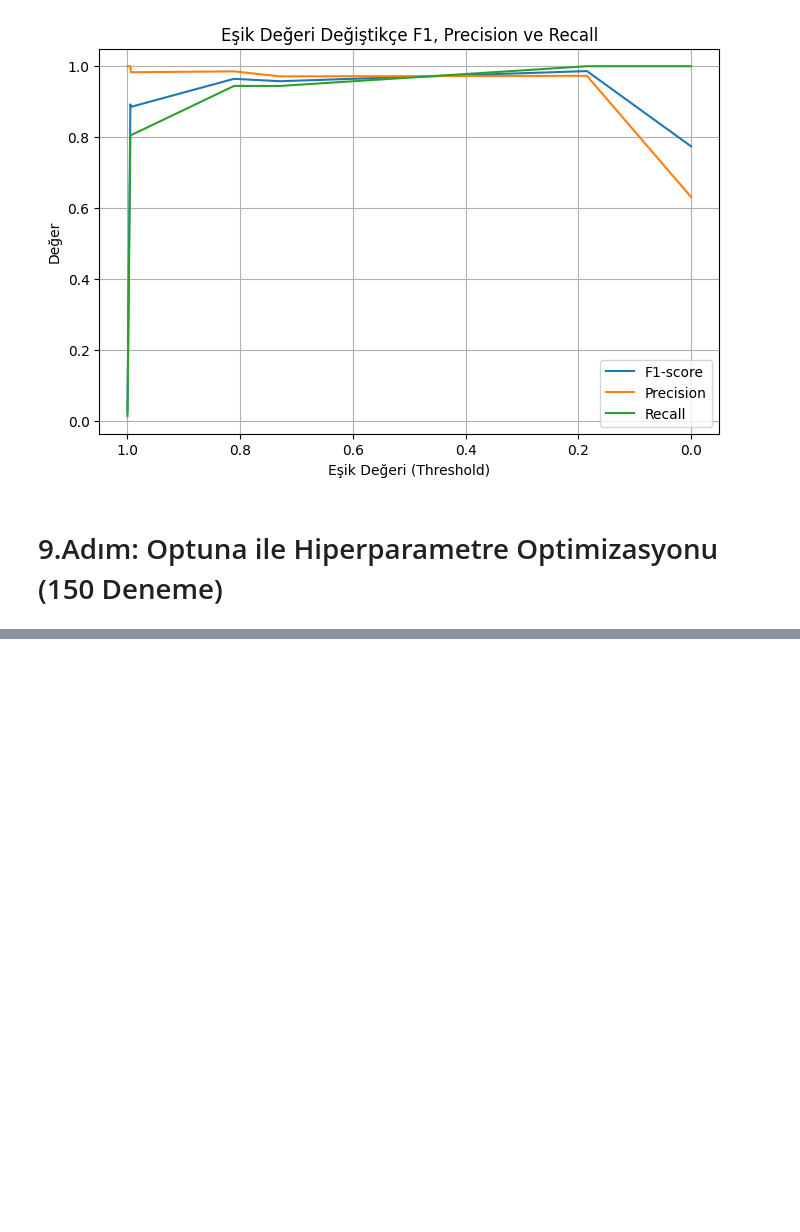
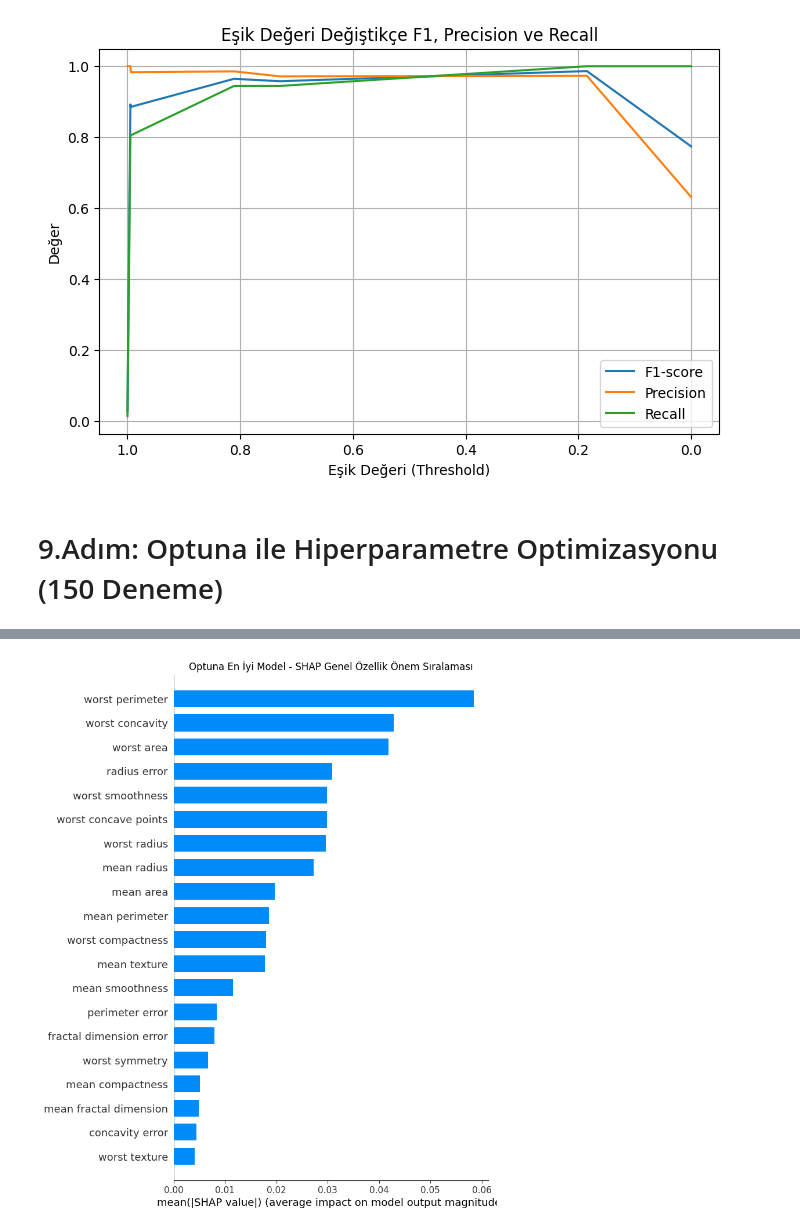
Before and after one commit to metard/yza-classification-xai, a Jupyter notebook: Breast_Cancer_Wisconsin_YSA.ipynb, the cells around one changed output, grey strips where cells are left out. Cells and saved outputs as stored; diff of their text form; code cells hidden in the pictures; blank space fills up the shorter version.

```diff
--- a/Breast_Cancer_Wisconsin_YSA.ipynb
+++ b/Breast_Cancer_Wisconsin_YSA.ipynb
@@ -547,0 +591,82 @@ print(f"ROC-AUC    : {roc:.3f}")
+# %%
+!pip install shap --quiet
+import shap
+import matplotlib.pyplot as plt
+import numpy as np
+import warnings
+warnings.filterwarnings("ignore")
+
+# ----------------------------------------
+# 1. Optuna ile bulunan en iyi modeli SHAP için atayalım
+#    'best_model' değişkeninin 9. adımda tanımlandığını varsayıyoruz.
+# ----------------------------------------
+print("Optuna en iyi model yüklendi!")
+
+# ----------------------------------------
+# 2. Background Data
+# ----------------------------------------
+# X_train'in zaten tanımlı olduğunu varsayıyoruz (5. adımdan geliyor)
+background = shap.kmeans(X_train, 10)
+
+# ----------------------------------------
+# 3. SHAP Explainer
+# ----------------------------------------
+explainer_optuna = shap.KernelExplainer(best_model.predict_proba, background)
+
+# ----------------------------------------
+# 4. 100 örneklik validation sample
+#    X_val'ın zaten tanımlı olduğunu varsayıyoruz (5. adımdan geliyor)
+# ----------------------------------------
+X_val_sample = shap.sample(X_val, 100)
+
+# SHAP değerlerinin hesaplanması
+# (Bu işlem biraz zaman alabilir)
+shap_values_optuna = explainer_optuna.shap_values(X_val_sample)
+
+# ----------------------------------------------------------
+# Binary sınıflandırma için pozitif sınıf (index 1) SHAP değerlerini alıyoruz
+# ----------------------------------------------------------
+shap_vals_positive_class = shap_values_optuna[:, :, 1]
+expected_value_positive_class = explainer_optuna.expected_value[1]
+
+
+
+# 1) SUMMARY PLOT (BAR): Genel özellik önem sıralaması
+shap.summary_plot(
+    shap_vals_positive_class,
+    X_val_sample,
+    feature_names=data.feature_names,
+    plot_type="bar",
+    show=False
+)
+plt.title("Optuna En İyi Model - SHAP Genel Özellik Önem Sıralaması")
+plt.show()
+
+# 2) FORCE PLOT (Tek örnek için detaylı açıklama)
+# En yüksek SHAP katkısına sahip örneği bulalım ve onu force plot için kullanalım
+max_shap_idx = np.argmax(np.max(np.abs(shap_vals_positive_class), axis=1))
+
+shap.initjs()
+force_fig = shap.force_plot(
+    base_value=expected_value_positive_class,
+    shap_values=shap_vals_positive_class[max_shap_idx],
+    features=X_val_sample[max_shap_idx],
+    feature_names=data.feature_names
+)
+shap.save_html("shap_force_plot_best_sample.html", force_fig)
+print(f"En yüksek SHAP katkısına sahip örnek ({max_shap_idx}) için force plot 'shap_force_plot_best_sample.html' olarak kaydedildi.")
+
+
+# 3) DECISION PLOT (En yüksek SHAP katkısına sahip örneği vurgulayarak)
+# Örnek indeksi yukarıdaki max_shap_idx olarak belirlendi
+print(f"\n--- Decision Plot (En yüksek katkıya sahip örnek {max_shap_idx} vurgulanmış) ---")
+shap.decision_plot(
+    expected_value_positive_class,
+    shap_vals_positive_class,
+    X_val_sample,
+    feature_names=data.feature_names,
+    highlight=max_shap_idx
+)
+plt.title(f"Optuna En İyi Model - SHAP Karar Grafiği (Örnek {max_shap_idx} vurgulanmış)")
+plt.show()
+# %% [output]
@@ -547,0 +674 @@ print(f"ROC-AUC    : {roc:.3f}")
+[figure, added]
```
Also changed, not shown: parts of 5 cells of this notebook.
